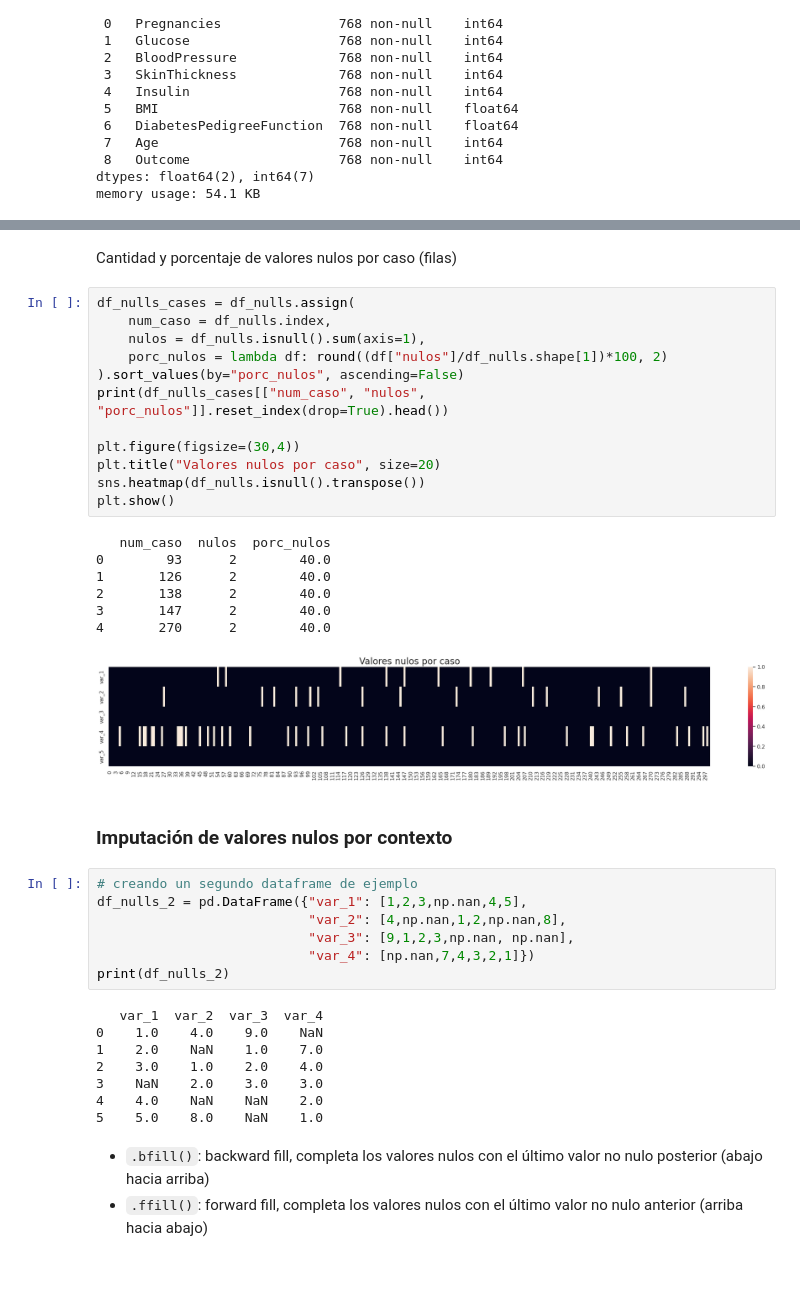
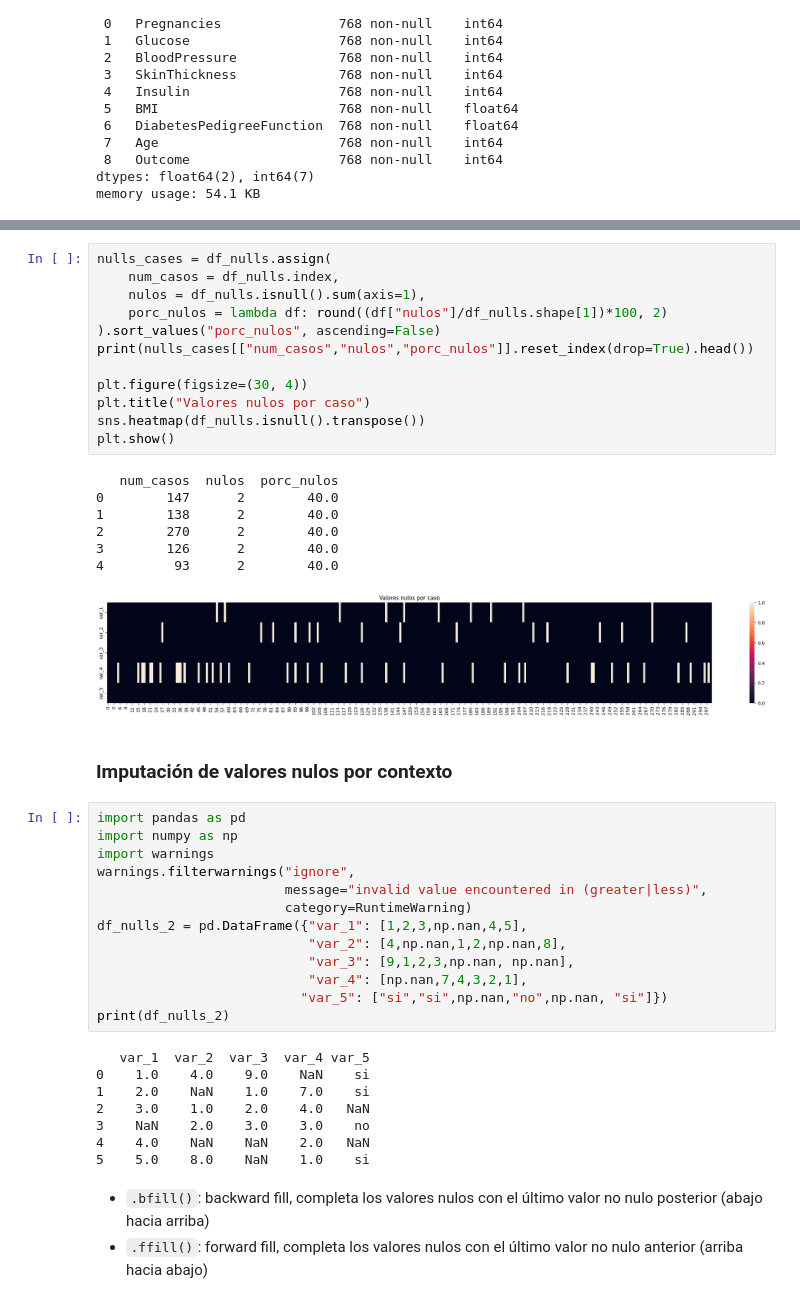
Before and after one commit to Leonard0711/eda_datos, a Jupyter notebook: limpieza_datos/limpieza_datos.ipynb, the cells around one changed output, grey strips where cells are left out. Drawn from its saved outputs; the diff is of its cells as text; blank space fills up the shorter version.

````diff
--- a/limpieza_datos/limpieza_datos.ipynb
+++ b/limpieza_datos/limpieza_datos.ipynb
@@ -204,42 +204,46 @@ plt.show()
-# %% [markdown]
-Cantidad y porcentaje de valores nulos por caso (filas)
 # %%
-df_nulls_cases = df_nulls.assign(
-    num_caso = df_nulls.index,
+nulls_cases = df_nulls.assign(
+    num_casos = df_nulls.index,
     nulos = df_nulls.isnull().sum(axis=1),
     porc_nulos = lambda df: round((df["nulos"]/df_nulls.shape[1])*100, 2)
-).sort_values(by="porc_nulos", ascending=False)
-print(df_nulls_cases[["num_caso", "nulos", "porc_nulos"]].reset_index(drop=True).head())
+).sort_values("porc_nulos", ascending=False)
+print(nulls_cases[["num_casos","nulos","porc_nulos"]].reset_index(drop=True).head())
 
-plt.figure(figsize=(30,4))
-plt.title("Valores nulos por caso", size=20)
+plt.figure(figsize=(30, 4))
+plt.title("Valores nulos por caso")
 sns.heatmap(df_nulls.isnull().transpose())
 plt.show()
 # %% [output]
-   num_caso  nulos  porc_nulos
-0        93      2        40.0
-1       126      2        40.0
-2       138      2        40.0
-3       147      2        40.0
-4       270      2        40.0
+   num_casos  nulos  porc_nulos
+0        147      2        40.0
+1        138      2        40.0
+2        270      2        40.0
+3        126      2        40.0
+4         93      2        40.0
-[figure, old version]
+[figure, new version]
 # %% [markdown]
 ### Imputación de valores nulos por contexto
 # %%
-# creando un segundo dataframe de ejemplo
+import pandas as pd
+import numpy as np
+import warnings
+warnings.filterwarnings("ignore",
+                        message="invalid value encountered in (greater|less)",
+                        category=RuntimeWarning)
 df_nulls_2 = pd.DataFrame({"var_1": [1,2,3,np.nan,4,5],
                            "var_2": [4,np.nan,1,2,np.nan,8],
                            "var_3": [9,1,2,3,np.nan, np.nan],
-                           "var_4": [np.nan,7,4,3,2,1]})
+                           "var_4": [np.nan,7,4,3,2,1],
+                          "var_5": ["si","si",np.nan,"no",np.nan, "si"]})
 print(df_nulls_2)
 # %% [output]
-   var_1  var_2  var_3  var_4
-0    1.0    4.0    9.0    NaN
-1    2.0    NaN    1.0    7.0
-2    3.0    1.0    2.0    4.0
-3    NaN    2.0    3.0    3.0
-4    4.0    NaN    NaN    2.0
-5    5.0    8.0    NaN    1.0
+   var_1  var_2  var_3  var_4 var_5
+0    1.0    4.0    9.0    NaN    si
+1    2.0    NaN    1.0    7.0    si
+2    3.0    1.0    2.0    4.0   NaN
+3    NaN    2.0    3.0    3.0    no
+4    4.0    NaN    NaN    2.0   NaN
+5    5.0    8.0    NaN    1.0    si
 # %% [markdown]
 - ```.bfill()```: backward fill, completa los valores nulos con el último valor no nulo posterior (abajo hacia arriba)
 - ```.ffill()```: forward fill, completa los valores nulos con el último valor no nulo anterior (arriba hacia abajo)
````
Also changed, not shown: parts of 113 cells of this notebook.
